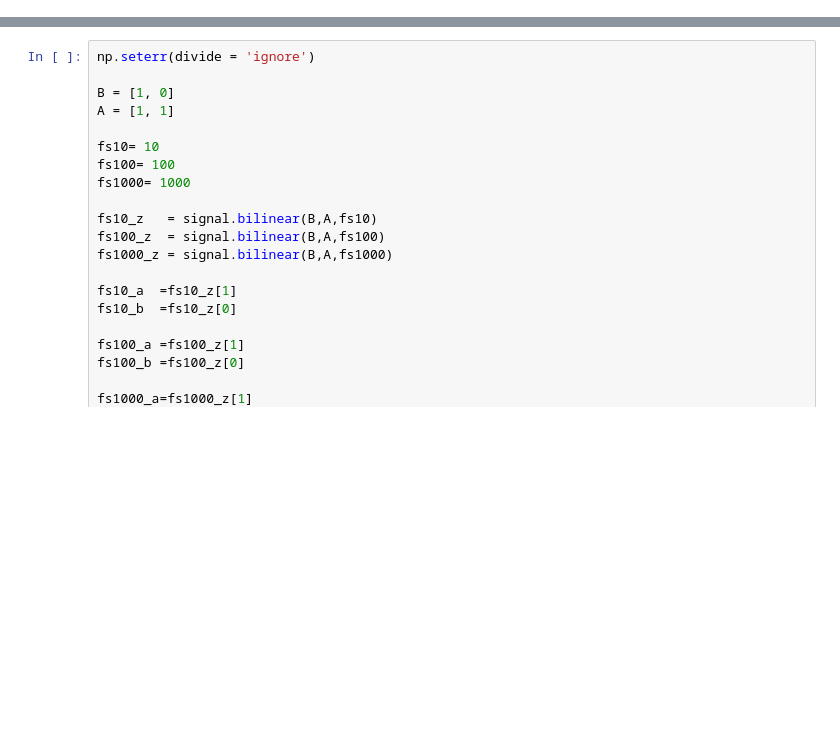
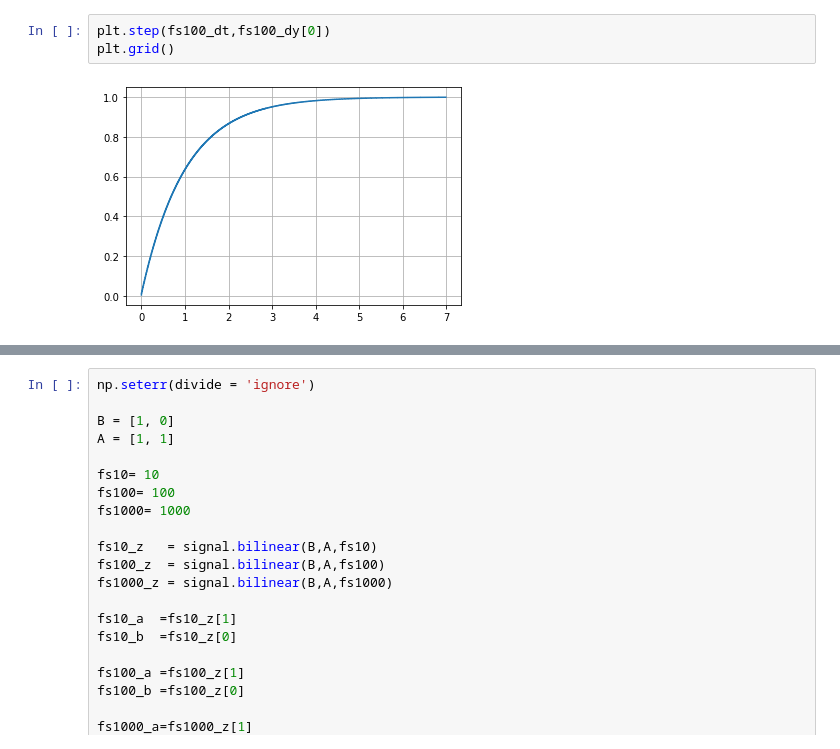
Before and after one commit to waskita/embedded, a Jupyter notebook: bilinear/pengaruh-frekuensi-sampling.ipynb, the cells around one changed output, grey strips where cells are left out. Drawn from its saved outputs; the diff is of its cells as text; blank space fills up the shorter version.

```diff
--- a/bilinear/pengaruh-frekuensi-sampling.ipynb
+++ b/bilinear/pengaruh-frekuensi-sampling.ipynb
@@ -93,0 +114,5 @@ array([0.00000000e+00, 3.05175781e-02, 6.10351562e-02, ...,
+# %%
+plt.step(fs100_dt,fs100_dy[0])
+plt.grid()
+# %% [output]
+[figure, added]
```
Also changed, not shown: parts of 36 cells of this notebook, 13 other files.
